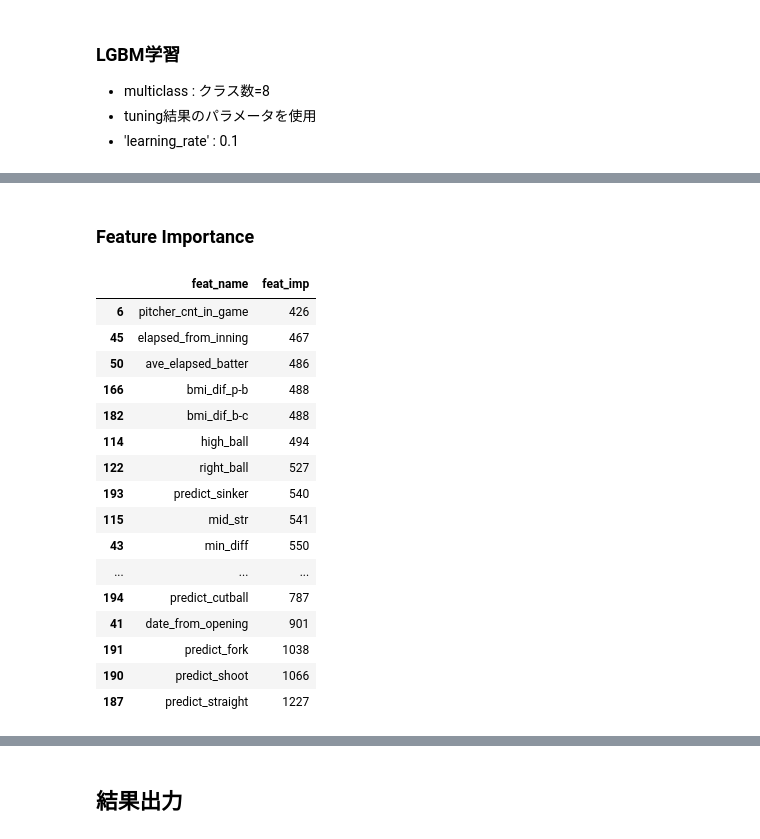
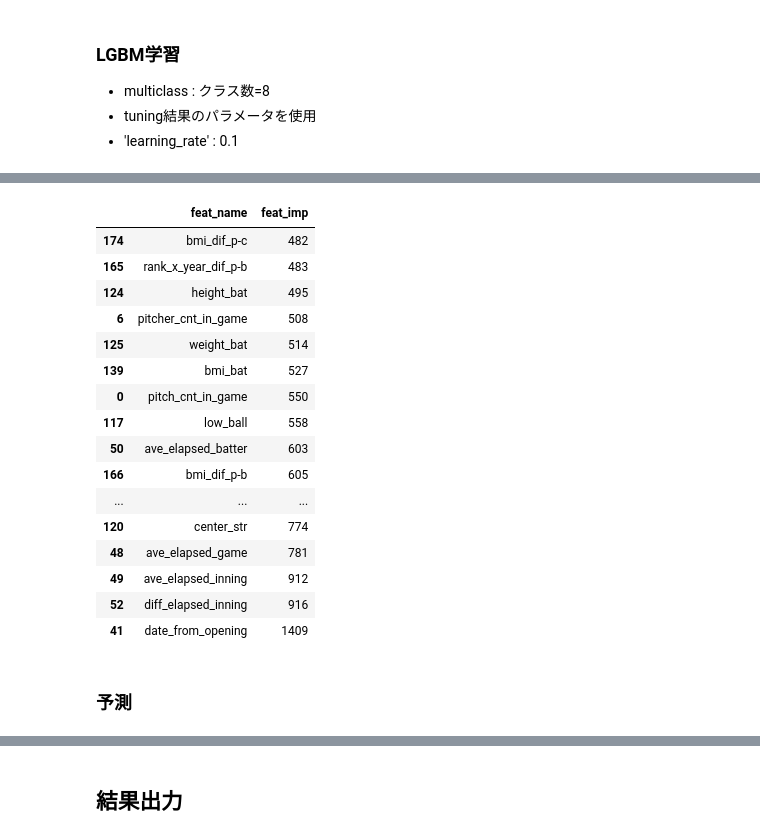
Before and after one commit to yumehara/baseball, a Jupyter notebook: CoursePredict.ipynb, the cells around one changed output, grey strips where cells are left out. Cells and saved outputs as stored; diff of their text form; code cells hidden in the pictures.

```diff
--- a/CoursePredict.ipynb
+++ b/CoursePredict.ipynb
@@ -145,0 +134,7 @@ best_iter = int(num_boost_round * 1.1)
+# %%
+def feature_importance(lgb_model):
+    fi = lgb_model.feature_importance()
+    fn = lgb_model.feature_name()
+    df_feature_importance = pd.DataFrame({'feat_name':fn, 'feat_imp':fi})
+    df_feature_importance.sort_values('feat_imp', inplace=True)
+    return df_feature_importance
@@ -152,29 +164,25 @@ Wall time: 1min 28s
-# %% [markdown]
-### Feature Importance
-# %%
-fi = lgb_model.feature_importance()
-fn = lgb_model.feature_name()
-df_feature_importance = pd.DataFrame({'feat_name':fn, 'feat_imp':fi})
-df_feature_importance.sort_values('feat_imp', inplace=True)
-df_feature_importance.tail(30)
-# %% [output]
-|  | feat_name | feat_imp |
-| 6 | pitcher_cnt_in_game | 426 |
-| 45 | elapsed_from_inning | 467 |
-| 50 | ave_elapsed_batter | 486 |
-| 166 | bmi_dif_p-b | 488 |
-| 182 | bmi_dif_b-c | 488 |
-| 114 | high_ball | 494 |
-| 122 | right_ball | 527 |
-| 193 | predict_sinker | 540 |
-| 115 | mid_str | 541 |
-| 43 | min_diff | 550 |
-| ... | ... | ... |
-| 194 | predict_cutball | 787 |
-| 41 | date_from_opening | 901 |
-| 191 | predict_fork | 1038 |
-| 190 | predict_shoot | 1066 |
-| 187 | predict_straight | 1227 |
+# %%
+feature_importance(lgb_model).tail(30)
+# %% [output]
+|  | feat_name | feat_imp |
+| 174 | bmi_dif_p-c | 482 |
+| 165 | rank_x_year_dif_p-b | 483 |
+| 124 | height_bat | 495 |
+| 6 | pitcher_cnt_in_game | 508 |
+| 125 | weight_bat | 514 |
+| 139 | bmi_bat | 527 |
+| 0 | pitch_cnt_in_game | 550 |
+| 117 | low_ball | 558 |
+| 50 | ave_elapsed_batter | 603 |
+| 166 | bmi_dif_p-b | 605 |
+| ... | ... | ... |
+| 120 | center_str | 774 |
+| 48 | ave_elapsed_game | 781 |
+| 49 | ave_elapsed_inning | 912 |
+| 52 | diff_elapsed_inning | 916 |
+| 41 | date_from_opening | 1409 |
+# %% [markdown]
+### 予測
 # %%
 %%time
 predict = lgb_model.predict(test_d, num_iteration = lgb_model.best_iteration)
```
Also changed, not shown: parts of 34 cells of this notebook, 4 other files.
